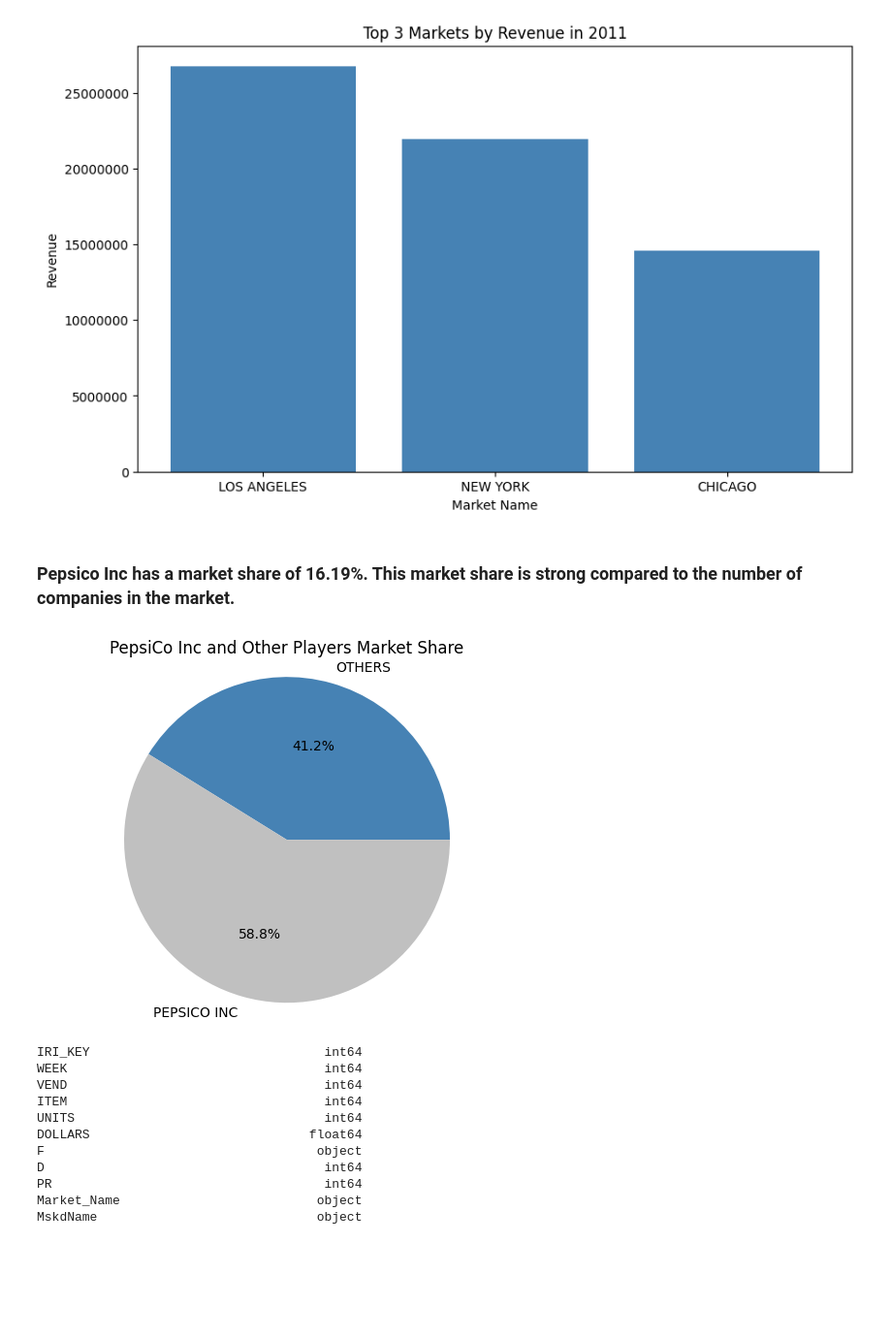
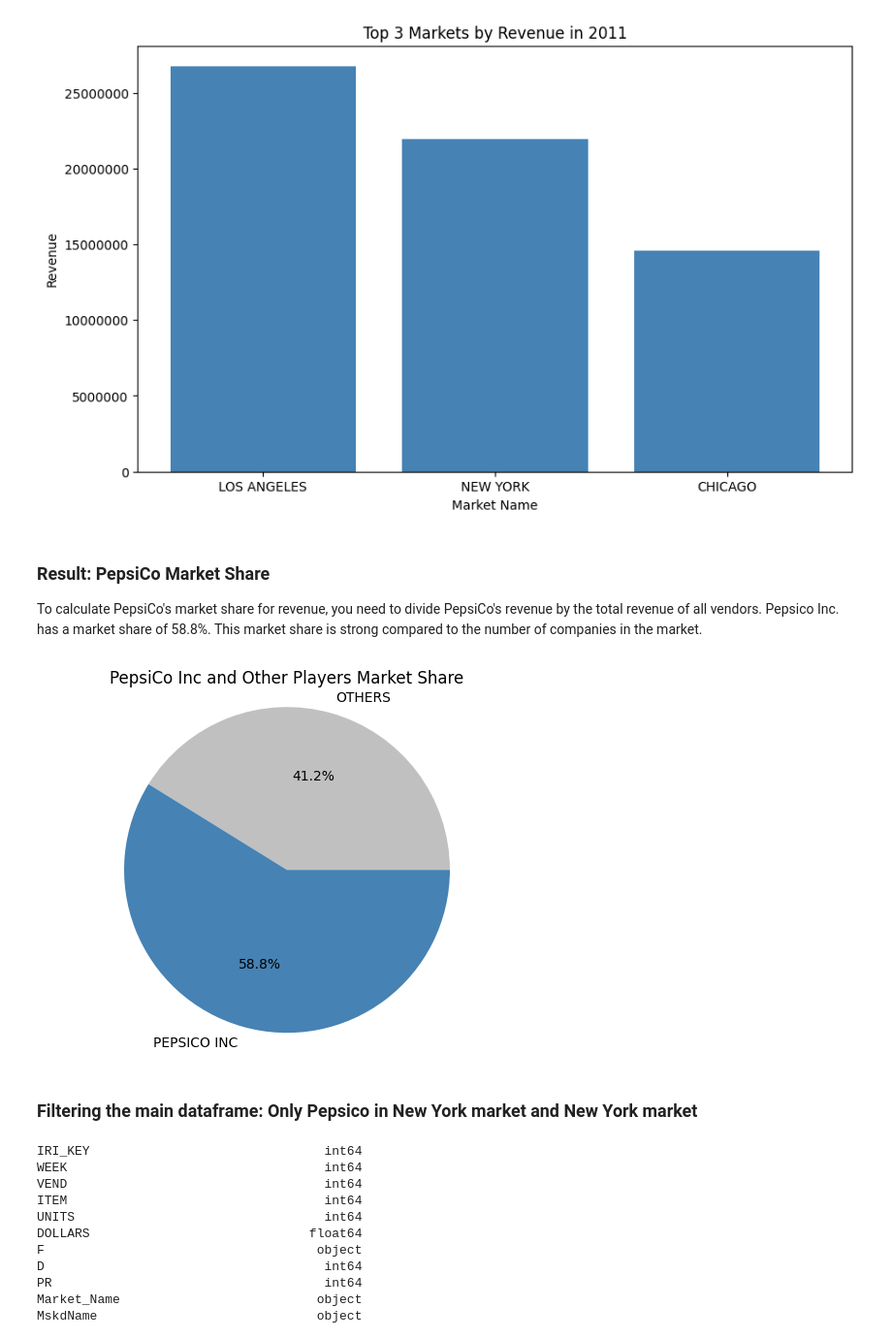
Before and after one commit to mistermakc/big-data-kpis, a Jupyter notebook: analysis/analysis.ipynb, the cells around one changed output. Shown at 97% size. Cells and saved outputs as stored; diff of their text form; code cells hidden in the pictures; blank space fills up the shorter version.

```diff
--- a/analysis/analysis.ipynb
+++ b/analysis/analysis.ipynb
@@ -436,25 +524,29 @@ Total Volume: 128335242
 Total Revenue: 338040039.0
 [figure]
 # %% [markdown]
-### Pepsico Inc has a market share of 16.19%. This market share is strong compared to the number of companies in the market.
+### Result: PepsiCo Market Share
+
+To calculate PepsiCo's market share for revenue, you need to divide PepsiCo's revenue by the total revenue of all vendors. Pepsico Inc. has a market share of 58.8%. This market share is strong compared to the number of companies in the market.
 # %%
 # Calculate the total revenue for all vendors
 total_revenue = df["DOLLARS"].sum()
 
 # Group the data by the new 'Vendor_Label' column and sum their revenue
 vendor_revenue = df.groupby('L3')["DOLLARS"].sum().reset_index()
 
 # Calculate market share for each vendor
 vendor_revenue["market_share"] = vendor_revenue["DOLLARS"] / total_revenue
 
 # Pie chart visualization
-colors = ['steelblue','silver']
+colors = ['silver','steelblue']
 
 # Create a pie chart
 plt.pie(vendor_revenue["market_share"], colors=colors, labels=vendor_revenue["L3"], autopct="%1.1f%%")
 plt.title("PepsiCo Inc and Other Players Market Share")
 plt.axis("equal")
 plt.show()
 # %% [output]
-[figure, old version]
+[figure, new version]
+# %% [markdown]
+### Filtering the main dataframe: Only Pepsico in New York market and New York market
 # %%
```
Also changed, not shown: parts of 55 cells of this notebook, 2 other files.
